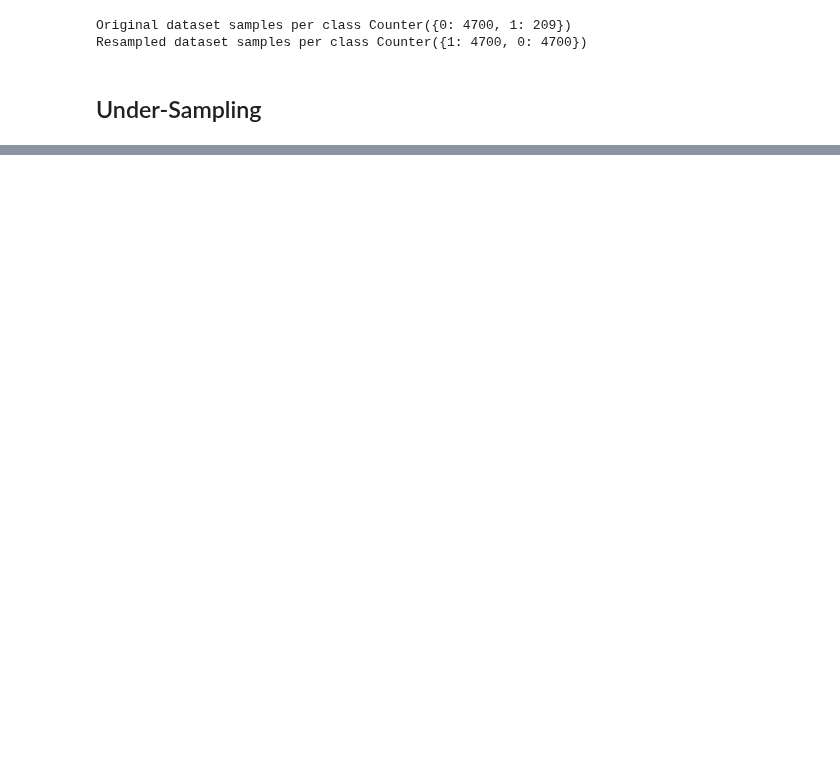
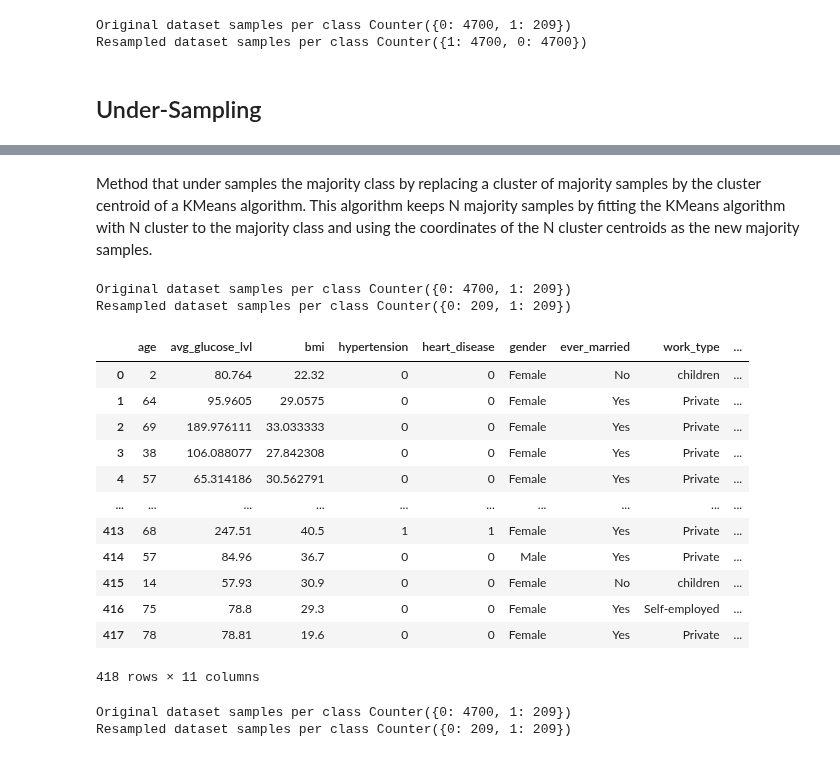
Before and after one commit to lrnz-asnprs/stroke-prediction-project, a Jupyter notebook: notebooks/laurenz-notebook.ipynb, the cells around one changed output, grey strips where cells are left out. Saved outputs shown, nothing was run; the diff lists cells and outputs as text; code cells hidden in the pictures; blank space fills up the shorter version.

Commit message:
added undersampling techniques and fixed smotenc mistake

```diff
--- a/notebooks/laurenz-notebook.ipynb
+++ b/notebooks/laurenz-notebook.ipynb
@@ -638,3 +564,7 @@ Original dataset samples per class Counter({0: 4700, 1: 209})
 Resampled dataset samples per class Counter({1: 4700, 0: 4700})
 # %% [markdown]
 ## Under-Sampling
+# %%
+y_under = df[["stroke"]].copy()
+X_under = df.copy()
+X_under.drop(columns= ["id", "stroke"], inplace=True)
@@ -640,0 +587,2 @@ Resampled dataset samples per class Counter({1: 4700, 0: 4700})
+# %% [markdown]
+Method that under samples the majority class by replacing a cluster of majority samples by the cluster centroid of a KMeans algorithm. This algorithm keeps N majority samples by fitting the KMeans algorithm with N cluster to the majority class and using the coordinates of the N cluster centroids as the new majority samples.
@@ -640,0 +610,51 @@ Resampled dataset samples per class Counter({1: 4700, 0: 4700})
+# %%
+from imblearn.under_sampling import ClusterCentroids
+
+cc = ClusterCentroids(random_state=0)
+
+X_kmeans_resampled, y_kmeans_resampled = cc.fit_resample(X_input, y_input)
+
+from typing import Counter
+print(f'Original dataset samples per class {Counter(y_input)}')
+print(f'Resampled dataset samples per class {Counter(y_kmeans_resampled)}')
+# %% [output]
+Original dataset samples per class Counter({0: 4700, 1: 209})
+Resampled dataset samples per class Counter({0: 209, 1: 209})
+# %%
+reverse = onehot_encoder.inverse_transform(X_kmeans_resampled[:,:20])
+# %%
+X_combined = np.concatenate((X_kmeans_resampled[:,20:25], reverse), axis=1)
+# %%
+# Return dataframe and inverse encoding of categorical values
+X_output = pd.DataFrame(X_combined)
+X_output
+X_output.set_axis(["age", "avg_glucose_lvl", "bmi", "hypertension", "heart_disease", "gender", "ever_married", "work_type", "Residence_type", "smoking_status"], axis=1, inplace=True)
+X_output["stroke"] = y_kmeans_resampled
+
+#  Datatypes are changed from int to float after undersampling, need to change it back
+float_int = ["age"]
+for col in float_int:
+    X_output[col] = X_output[col].astype(int)
+
+X_output
+# %% [output]
+|  | age | avg_glucose_lvl | bmi | hypertension | heart_disease | gender | ever_married | work_type | ... |
+| 0 | 2 | 80.764 | 22.32 | 0 | 0 | Female | No | children | ... |
+| 1 | 64 | 95.9605 | 29.0575 | 0 | 0 | Female | Yes | Private | ... |
+| 2 | 69 | 189.976111 | 33.033333 | 0 | 0 | Female | Yes | Private | ... |
+| 3 | 38 | 106.088077 | 27.842308 | 0 | 0 | Female | Yes | Private | ... |
+| 4 | 57 | 65.314186 | 30.562791 | 0 | 0 | Female | Yes | Private | ... |
+| ... | ... | ... | ... | ... | ... | ... | ... | ... | ... |
+| 413 | 68 | 247.51 | 40.5 | 1 | 1 | Female | Yes | Private | ... |
+| 414 | 57 | 84.96 | 36.7 | 0 | 0 | Male | Yes | Private | ... |
+| 415 | 14 | 57.93 | 30.9 | 0 | 0 | Female | No | children | ... |
+| 416 | 75 | 78.8 | 29.3 | 0 | 0 | Female | Yes | Self-employed | ... |
+| 417 | 78 | 78.81 | 19.6 | 0 | 0 | Female | Yes | Private | ... |
+418 rows × 11 columns
+# %%
+from src.Resample import undersample_kmeans
+
+undersampled = undersample_kmeans(df)
+# %% [output]
+Original dataset samples per class Counter({0: 4700, 1: 209})
+Resampled dataset samples per class Counter({0: 209, 1: 209})
```
Also changed, not shown: parts of 10 cells of this notebook, 2 other files.
